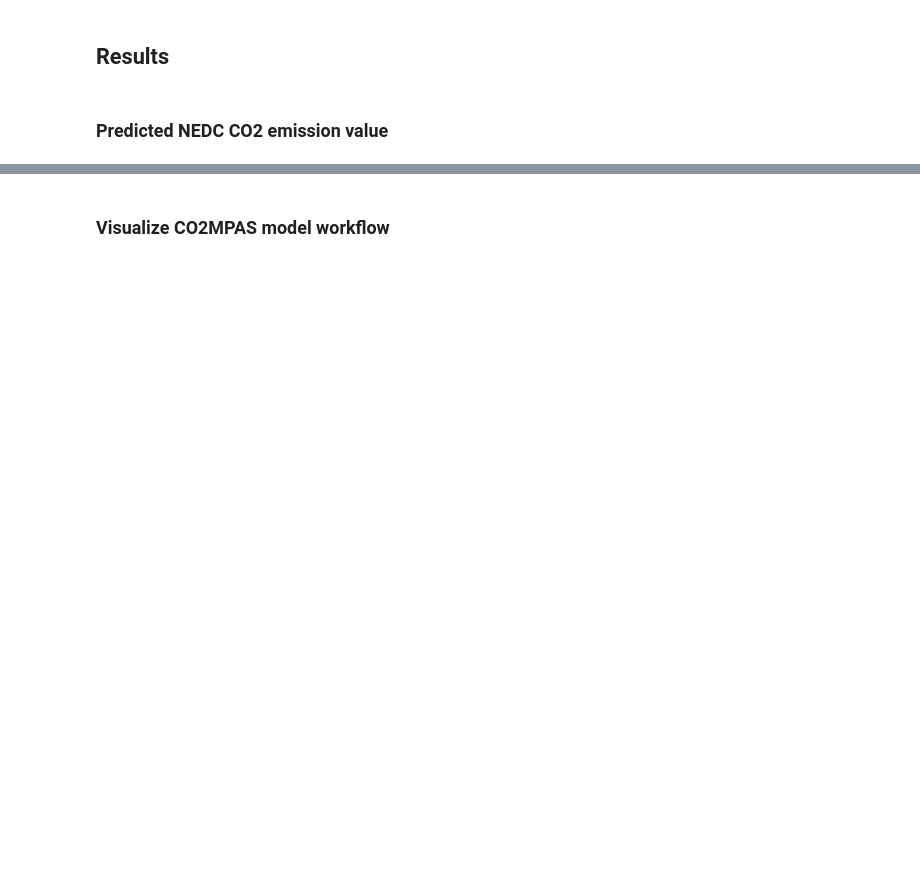
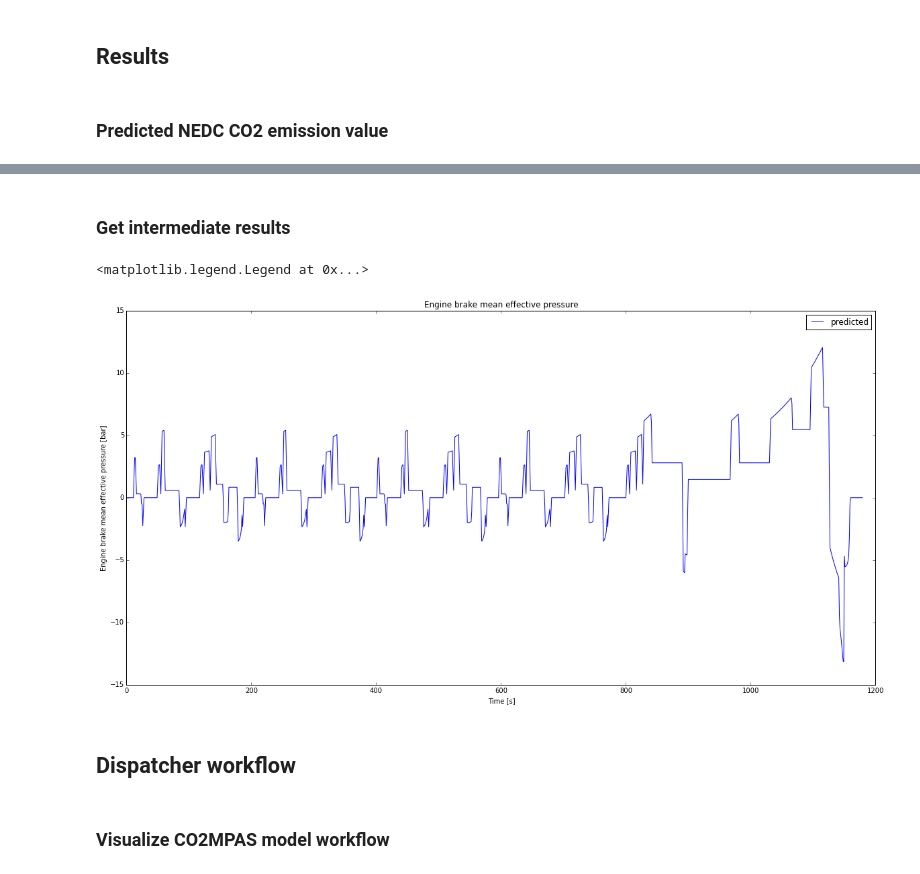
Before and after one commit to vinci1it2000/schedula, a Jupyter notebook: co2mpas/ipynbs/simVehicle.ipynb, the cells around one changed output, grey strips where cells are left out. Saved outputs shown, nothing was run; the diff lists cells and outputs as text; code cells hidden in the pictures; blank space fills up the shorter version.

```diff
--- a/co2mpas/ipynbs/simVehicle.ipynb
+++ b/co2mpas/ipynbs/simVehicle.ipynb
@@ -166,3 +258,21 @@ out['prediction_nedc_outputs']['co2_emission_value']
+# %% [markdown]
+### Get intermediate results
+# %%
+from co2mpas.dispatcher import utils as dsp_utl
+n_temp = dsp_utl.get_sub_node(dsp, ('predict_nedc', 'Engine model', 'CO2_emission_model', 'brake_mean_effective_pressures'))
+times = dsp_utl.get_sub_node(dsp, ('predict_nedc', 'times',))
+
+plt.figure(figsize=(20,10))
+plt.title('Engine brake mean effective pressure')
+plt.ylabel('Engine brake mean effective pressure [bar]')
+plt.xlabel('Time [s]')
+plt.plot(times, n_temp, label='predicted')
+plt.legend()
+# %% [output]
+<matplotlib.legend.Legend at 0x...>
+[figure, added]
+# %% [markdown]
+## Dispatcher workflow
 # %% [markdown]
 ### Visualize CO2MPAS model workflow
 # %%
```
Also changed, not shown: parts of 18 cells of this notebook.
